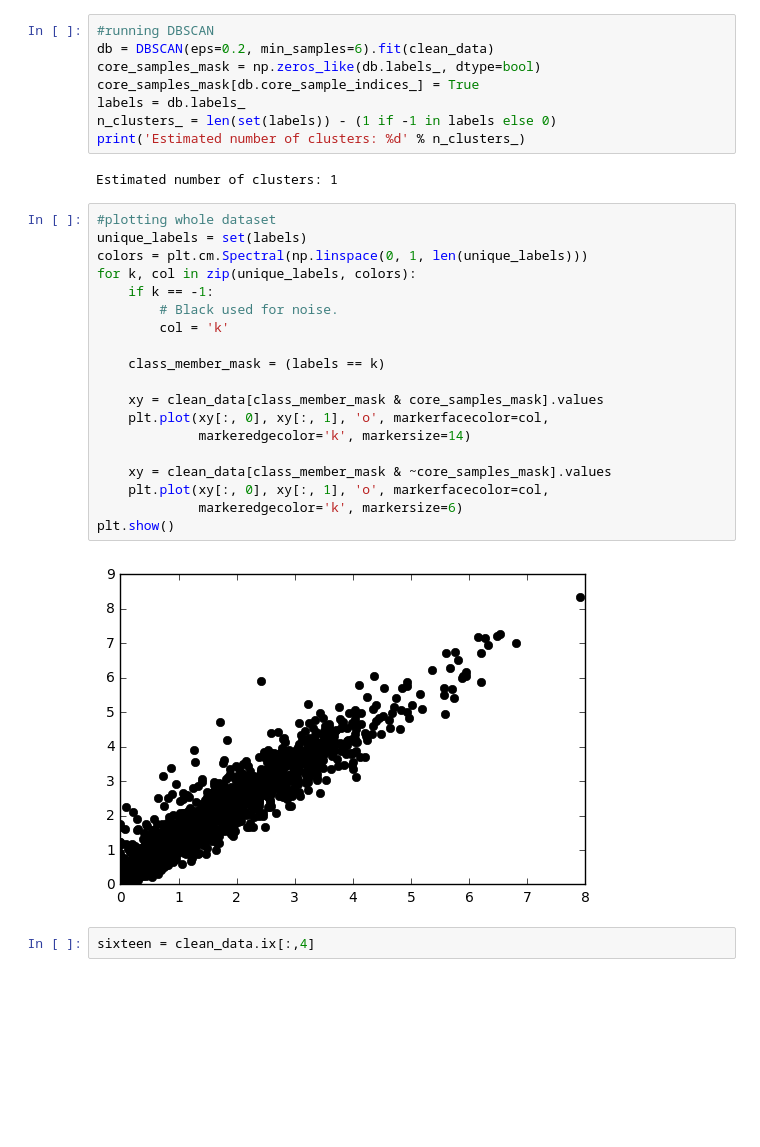
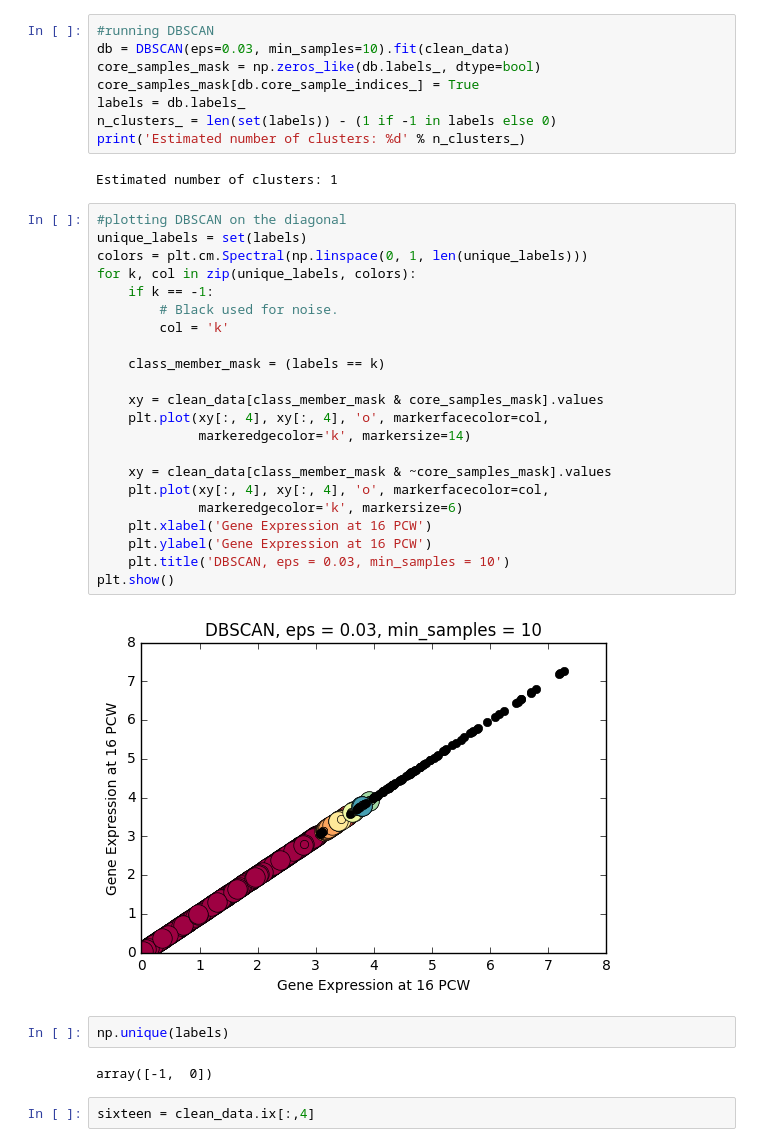
Before and after one commit to UW-Biol419-Wi2017/SpontaneousActivity, a Jupyter notebook: Large dataset DBSCAN.ipynb, the cells around one changed output. Drawn from its saved outputs; the diff is of its cells as text; blank space fills up the shorter version.

```diff
--- a/Large dataset DBSCAN.ipynb
+++ b/Large dataset DBSCAN.ipynb
@@ -24,6 +36,6 @@ new_data.head()
 # %%
 #running DBSCAN
-db = DBSCAN(eps=0.2, min_samples=6).fit(clean_data)
+db = DBSCAN(eps=0.03, min_samples=10).fit(clean_data)
 core_samples_mask = np.zeros_like(db.labels_, dtype=bool)
 core_samples_mask[db.core_sample_indices_] = True
 labels = db.labels_
@@ -32,26 +44,33 @@ print('Estimated number of clusters: %d' % n_clusters_)
 # %% [output]
 Estimated number of clusters: 1
 # %%
-#plotting whole dataset
+#plotting DBSCAN on the diagonal
 unique_labels = set(labels)
 colors = plt.cm.Spectral(np.linspace(0, 1, len(unique_labels)))
 for k, col in zip(unique_labels, colors):
     if k == -1:
         # Black used for noise.
         col = 'k'
 
     class_member_mask = (labels == k)
 
     xy = clean_data[class_member_mask & core_samples_mask].values
-    plt.plot(xy[:, 0], xy[:, 1], 'o', markerfacecolor=col,
+    plt.plot(xy[:, 4], xy[:, 4], 'o', markerfacecolor=col,
              markeredgecolor='k', markersize=14)
 
     xy = clean_data[class_member_mask & ~core_samples_mask].values
-    plt.plot(xy[:, 0], xy[:, 1], 'o', markerfacecolor=col,
+    plt.plot(xy[:, 4], xy[:, 4], 'o', markerfacecolor=col,
              markeredgecolor='k', markersize=6)
+    plt.xlabel('Gene Expression at 16 PCW')
+    plt.ylabel('Gene Expression at 16 PCW')
+    plt.title('DBSCAN, eps = 0.03, min_samples = 10')
 plt.show()
 # %% [output]
-[figure, old version]
+[figure, new version]
+# %%
+np.unique(labels)
+# %% [output]
+array([-1,  0])
 # %%
 sixteen = clean_data.ix[:,4]
 # %%
```
Also changed, not shown: parts of 10 cells of this notebook.
